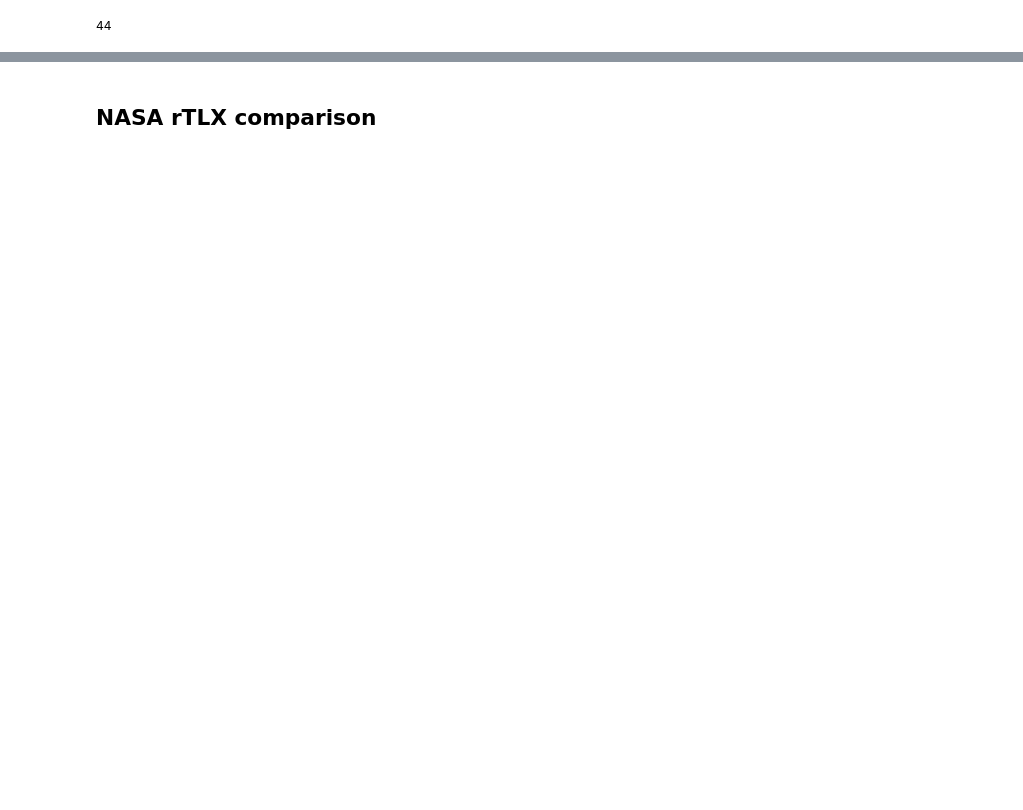
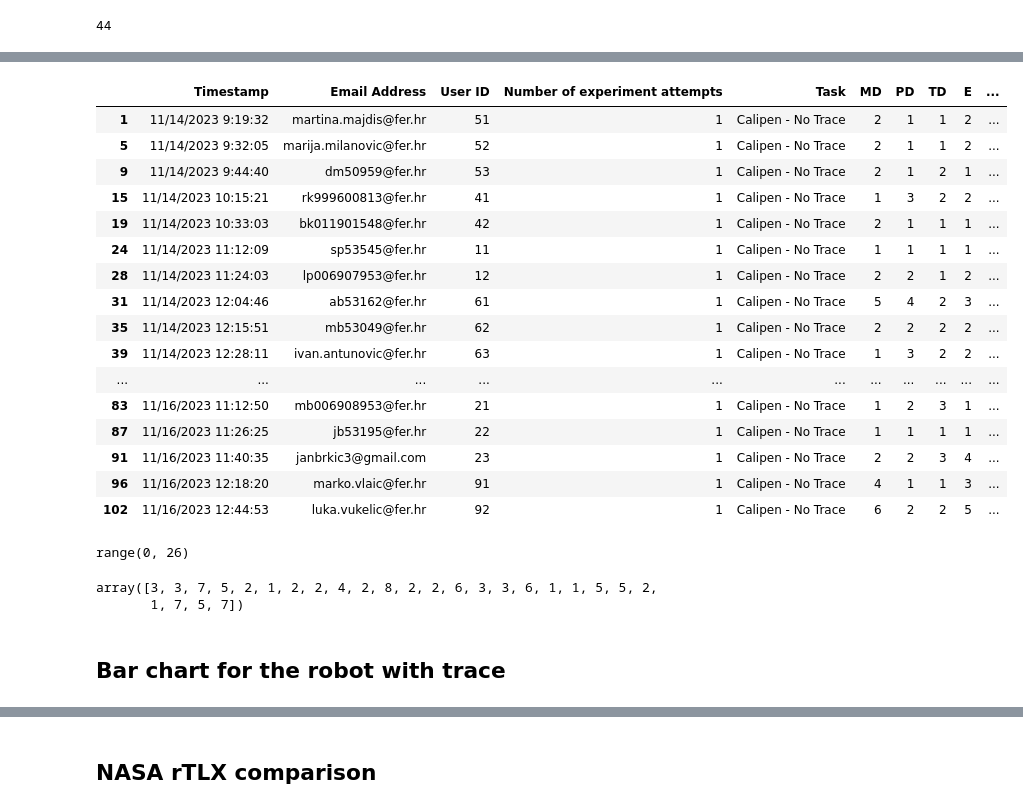
Before and after one commit to fzoric8/ros_utils, a Jupyter notebook: bags/PbDplots.ipynb, the cells around one changed output, grey strips where cells are left out. Cells and saved outputs as stored; diff of their text form; code cells hidden in the pictures; blank space fills up the shorter version.

```diff
--- a/bags/PbDplots.ipynb
+++ b/bags/PbDplots.ipynb
@@ -306,0 +310,30 @@ Name: MD, dtype: int64
+# %%
+k_ntrace_ntlx
+# %% [output]
+|  | Timestamp | Email Address | User ID | Number of experiment attempts | Task | MD | PD | TD | E | ... |
+| 1 | 11/14/2023 9:19:32 | martina.majdis@fer.hr | 51 | 1 | Calipen - No Trace | 2 | 1 | 1 | 2 | ... |
+| 5 | 11/14/2023 9:32:05 | marija.milanovic@fer.hr | 52 | 1 | Calipen - No Trace | 2 | 1 | 1 | 2 | ... |
+| 9 | 11/14/2023 9:44:40 | dm50959@fer.hr | 53 | 1 | Calipen - No Trace | 2 | 1 | 2 | 1 | ... |
+| 15 | 11/14/2023 10:15:21 | rk999600813@fer.hr | 41 | 1 | Calipen - No Trace | 1 | 3 | 2 | 2 | ... |
+| 19 | 11/14/2023 10:33:03 | bk011901548@fer.hr | 42 | 1 | Calipen - No Trace | 2 | 1 | 1 | 1 | ... |
+| 24 | 11/14/2023 11:12:09 | sp53545@fer.hr | 11 | 1 | Calipen - No Trace | 1 | 1 | 1 | 1 | ... |
+| 28 | 11/14/2023 11:24:03 | lp006907953@fer.hr | 12 | 1 | Calipen - No Trace | 2 | 2 | 1 | 2 | ... |
+| 31 | 11/14/2023 12:04:46 | ab53162@fer.hr | 61 | 1 | Calipen - No Trace | 5 | 4 | 2 | 3 | ... |
+| 35 | 11/14/2023 12:15:51 | mb53049@fer.hr | 62 | 1 | Calipen - No Trace | 2 | 2 | 2 | 2 | ... |
+| 39 | 11/14/2023 12:28:11 | ivan.antunovic@fer.hr | 63 | 1 | Calipen - No Trace | 1 | 3 | 2 | 2 | ... |
+| ... | ... | ... | ... | ... | ... | ... | ... | ... | ... | ... |
+| 83 | 11/16/2023 11:12:50 | mb006908953@fer.hr | 21 | 1 | Calipen - No Trace | 1 | 2 | 3 | 1 | ... |
+| 87 | 11/16/2023 11:26:25 | jb53195@fer.hr | 22 | 1 | Calipen - No Trace | 1 | 1 | 1 | 1 | ... |
+| 91 | 11/16/2023 11:40:35 | janbrkic3@gmail.com | 23 | 1 | Calipen - No Trace | 2 | 2 | 3 | 4 | ... |
+| 96 | 11/16/2023 12:18:20 | marko.vlaic@fer.hr | 91 | 1 | Calipen - No Trace | 4 | 1 | 1 | 3 | ... |
+| 102 | 11/16/2023 12:44:53 | luka.vukelic@fer.hr | 92 | 1 | Calipen - No Trace | 6 | 2 | 2 | 5 | ... |
+# %%
+a = range(0, len(r_trace_ntlx['MD'].values), 1)
+print(a)
+r_trace_ntlx['MD'].values
+# %% [output]
+range(0, 26)
+array([3, 3, 7, 5, 2, 1, 2, 2, 4, 2, 8, 2, 2, 6, 3, 3, 6, 1, 1, 5, 5, 2,
+       1, 7, 5, 7])
+# %% [markdown]
+## Bar chart for the robot with trace
```
Also changed, not shown: parts of 8 cells of this notebook.
